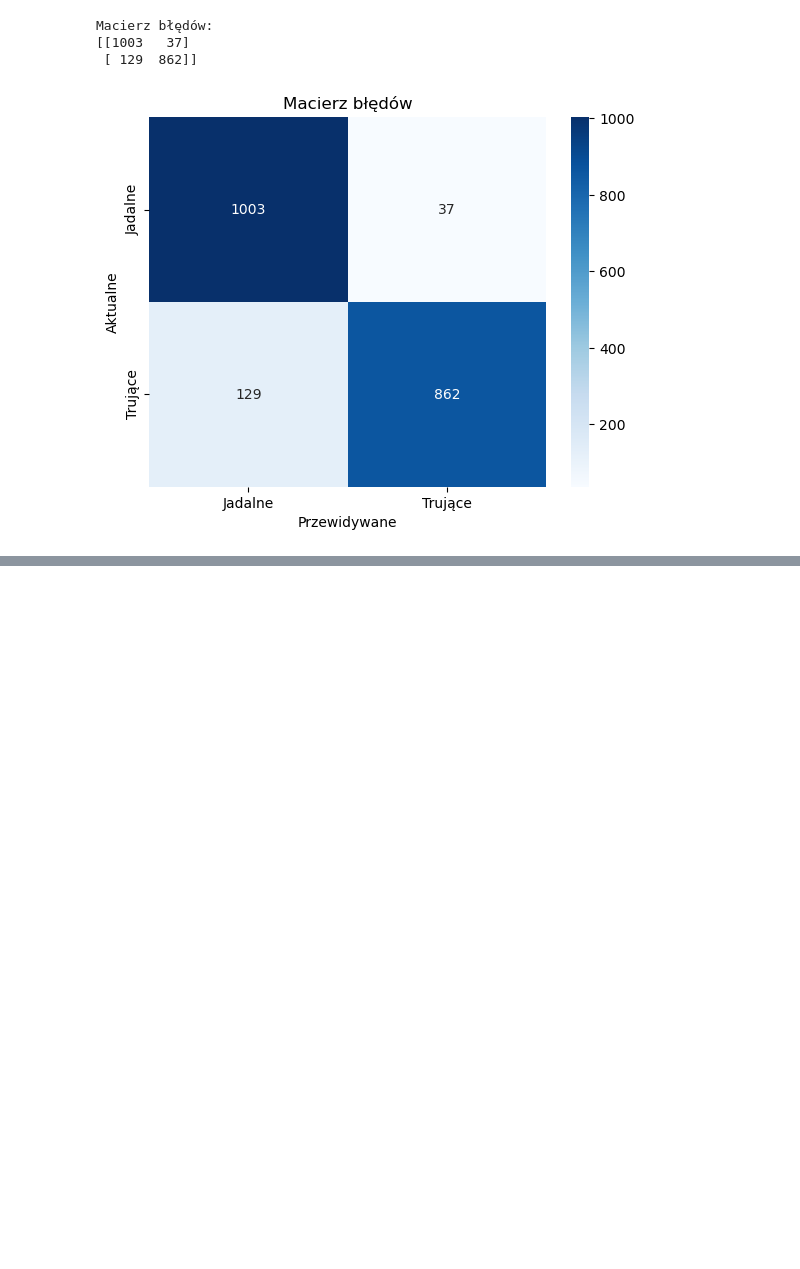
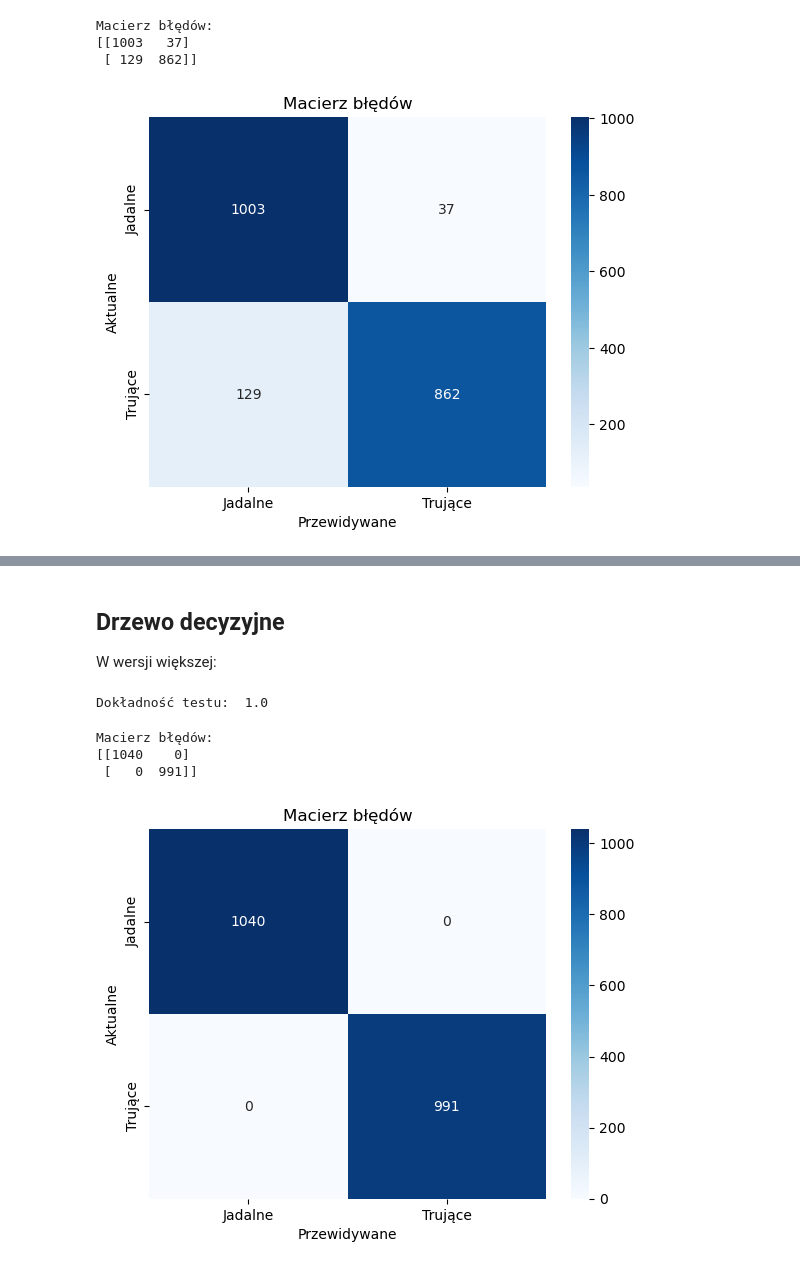
Before and after one commit to nwielocha/mushroom-classification, a Jupyter notebook: Mushroom Classification.ipynb, the cells around one changed output, grey strips where cells are left out. Saved outputs shown, nothing was run; the diff lists cells and outputs as text; code cells hidden in the pictures; blank space fills up the shorter version.

```diff
--- a/Mushroom Classification.ipynb
+++ b/Mushroom Classification.ipynb
@@ -425,0 +534,35 @@ You must install pydot (`pip install pydot`) and install graphviz (see instructi
+# %%
+df_v2 = pd.get_dummies(df)
+# %%
+# Zdefiniuj trujące jako 1 i jadalne jako 0 dla targetu
+X = df_v2.iloc[:,2:]
+y = df_v2.iloc[:,1]
+
+# Podziel dane na zbiory treningowe i testowe
+X_train_v2, X_test_v2, y_train_v2, y_test_v2 = train_test_split(X, y, random_state=42)
+# %% [markdown]
+## Drzewo decyzyjne
+
+W wersji większej:
+# %%
+model_big = DecisionTreeClassifier().fit(X_train_v2, y_train_v2)
+print("\nDokładność testu: ", round(model_big.score(X_test_v2, y_test_v2), 5))
+# %% [output]
+Dokładność testu:  1.0
+# %%
+y_pred = model_big.predict(X_test_v2)
+cm = confusion_matrix(y_test_v2, y_pred)
+print("Macierz błędów:")
+print(cm)
+# %% [output]
+Macierz błędów:
+[[1040    0]
+ [   0  991]]
+# %%
+sns.heatmap(cm, annot=True, fmt='d', cmap='Blues', xticklabels=['Jadalne', 'Trujące'], yticklabels=['Jadalne', 'Trujące'])
+plt.xlabel('Przewidywane')
+plt.ylabel('Aktualne')
+plt.title('Macierz błędów')
+plt.show()
+# %% [output]
+[figure, added]
```
Also changed, not shown: parts of 48 cells of this notebook, 2 other files.
